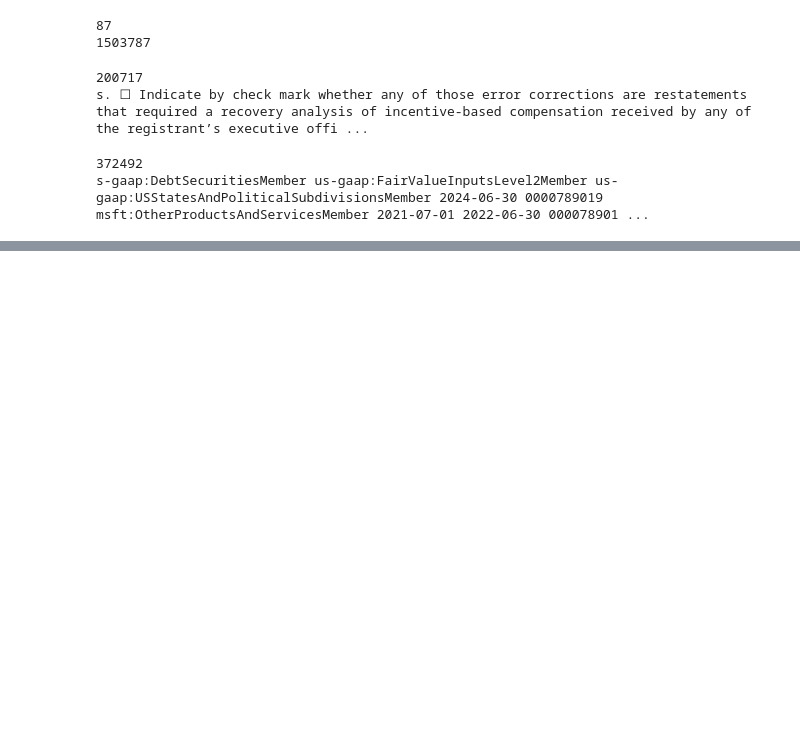
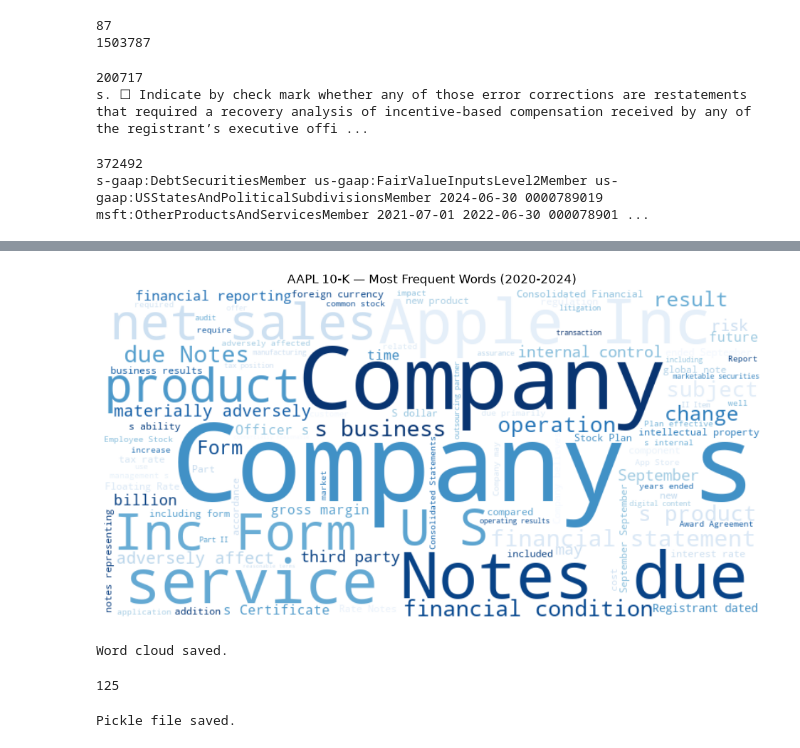
Before and after one commit to Chirag6667/sec-financial-nlp, a Jupyter notebook: notebooks/01_eda.ipynb, the cells around one changed output, grey strips where cells are left out. Saved outputs shown, nothing was run; the diff lists cells and outputs as text; code cells hidden in the pictures; blank space fills up the shorter version.

```diff
--- a/notebooks/01_eda.ipynb
+++ b/notebooks/01_eda.ipynb
@@ -155,0 +404,46 @@ s-gaap:DebtSecuritiesMember us-gaap:FairValueInputsLevel2Member us-gaap:USStates
+# %%
+# Word Cloud for 10-K filings AAPl
+
+from wordcloud import WordCloud
+
+# Combining all AAPL 10-K texts into one string
+aapl_10k_text = " ".join([
+    text for key, text in all_texts.items()
+    if "AAPL_10-K" in key
+])
+
+# Generate word cloud
+wordcloud = WordCloud(
+    width=800,
+    height=400,
+    background_color="white",
+    max_words=100,
+    stopwords=None,
+    colormap="Blues"
+).generate(aapl_10k_text)
+
+# Display
+plt.figure(figsize=(14, 6))
+plt.imshow(wordcloud, interpolation="bilinear")
+plt.axis("off")
+plt.title("AAPL 10-K — Most Frequent Words (2020-2024)")
+plt.savefig("notebooks/eda_wordcloud_aapl.png", dpi=150, bbox_inches="tight")
+plt.show()
+print("Word cloud saved.")
+# %% [output]
+[figure, added]
+Word cloud saved.
+# %%
+print(len(all_texts))
+# %% [output]
+125
+# %%
+import pickle
+
+# Save
+with open("data/processed/all_texts.pkl", "wb") as f:
+    pickle.dump(all_texts, f)
+
+print("Pickle file saved.")
+# %% [output]
+Pickle file saved.
```
Also changed, not shown: parts of 13 cells of this notebook, 13 other files.
